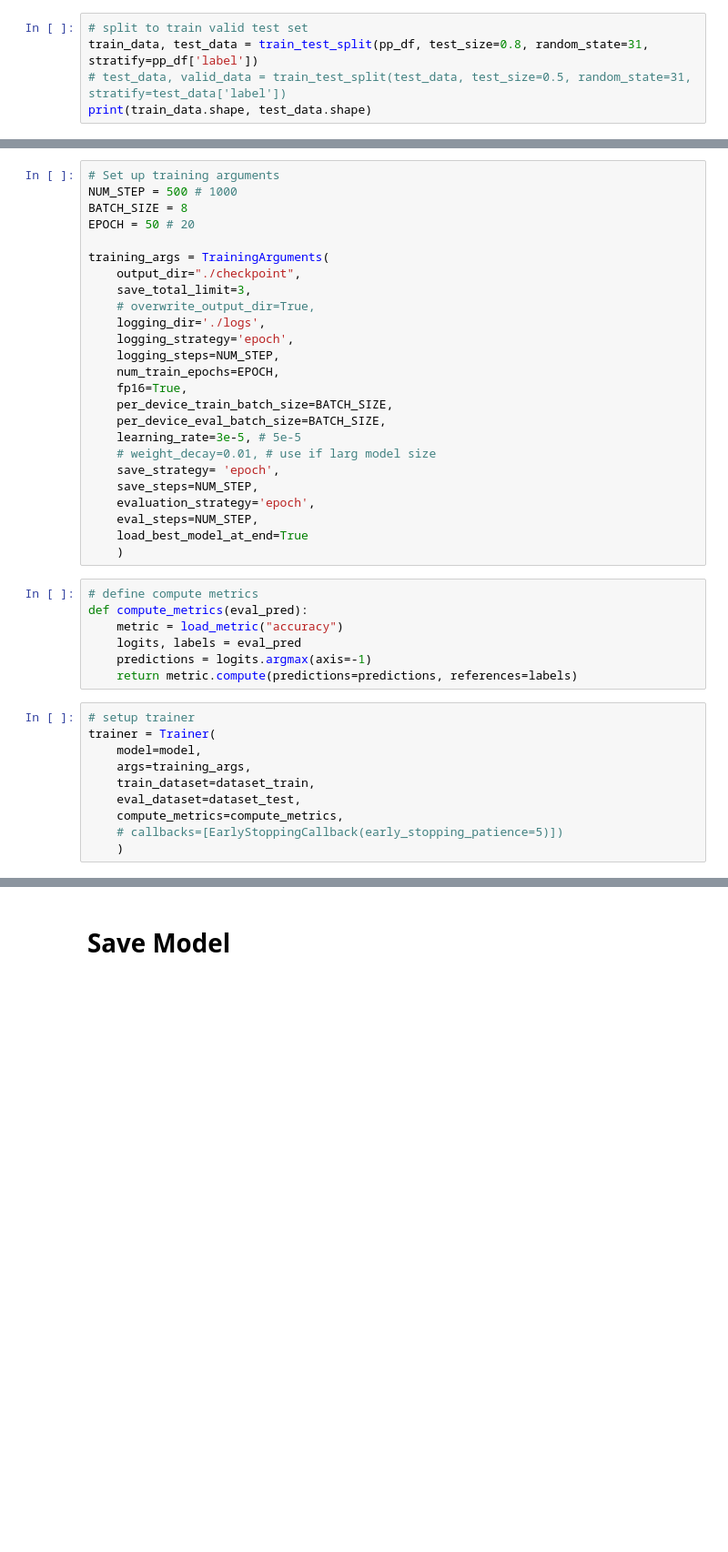
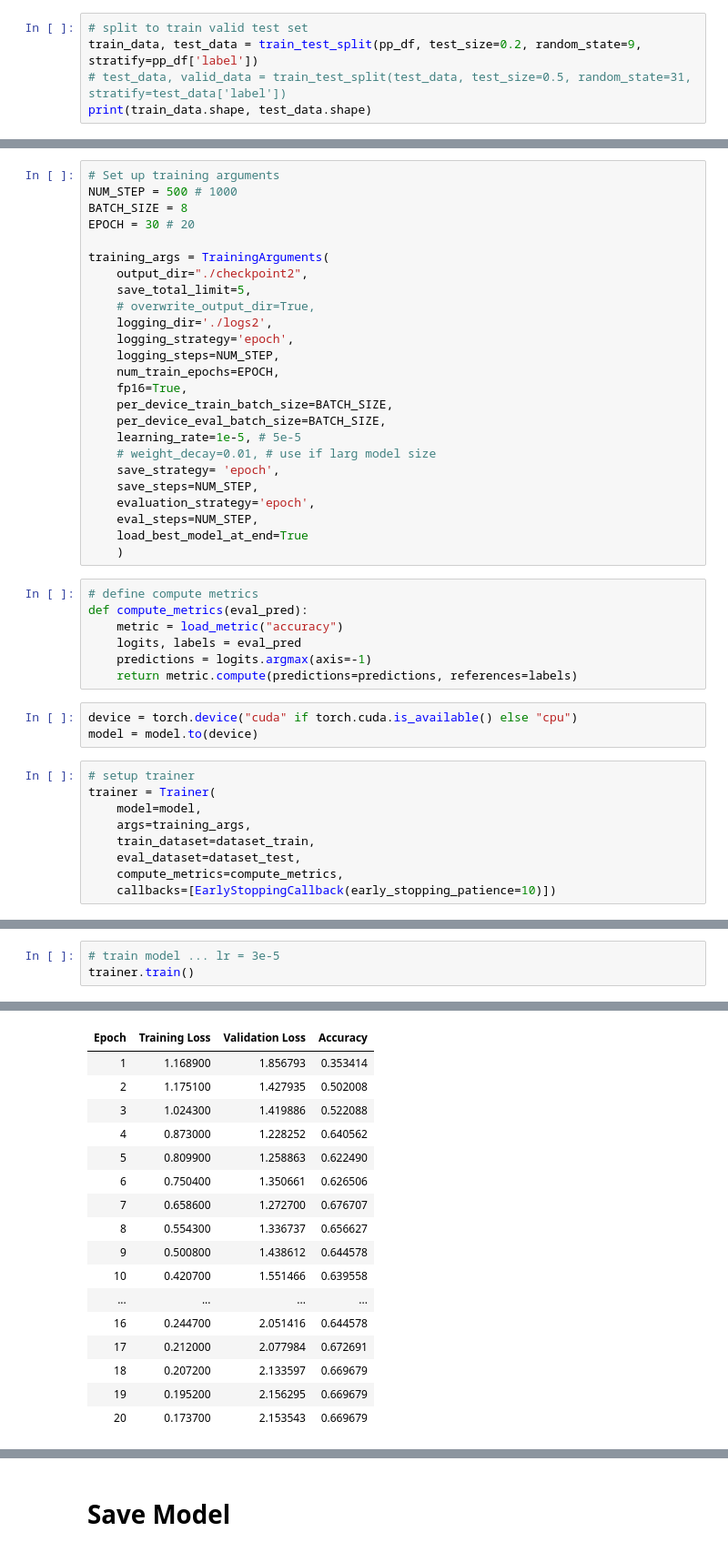
Before and after one commit to tonjk/pretrained-text-clf, a Jupyter notebook: training_wangchanberta.ipynb, the cells around one changed output, grey strips where cells are left out. Shown at 91% size. Drawn from its saved outputs; the diff is of its cells as text; blank space fills up the shorter version.

```diff
--- a/training_wangchanberta.ipynb
+++ b/training_wangchanberta.ipynb
@@ -111,5 +144,5 @@ pp_df.head()
 # %%
 # split to train valid test set
-train_data, test_data = train_test_split(pp_df, test_size=0.8, random_state=31, stratify=pp_df['label'])
+train_data, test_data = train_test_split(pp_df, test_size=0.2, random_state=9, stratify=pp_df['label'])
 # test_data, valid_data = train_test_split(test_data, test_size=0.5, random_state=31, stratify=test_data['label'])
 print(train_data.shape, test_data.shape)
@@ -149,20 +189,20 @@ model.resize_token_embeddings(len(tokenizer))
 # Set up training arguments
 NUM_STEP = 500 # 1000
 BATCH_SIZE = 8
-EPOCH = 50 # 20
+EPOCH = 30 # 20
 
 training_args = TrainingArguments(
-    output_dir="./checkpoint",
-    save_total_limit=3,
+    output_dir="./checkpoint2",
+    save_total_limit=5,
     # overwrite_output_dir=True,
-    logging_dir='./logs',
+    logging_dir='./logs2',
     logging_strategy='epoch',
     logging_steps=NUM_STEP,
     num_train_epochs=EPOCH,
     fp16=True,
     per_device_train_batch_size=BATCH_SIZE,
     per_device_eval_batch_size=BATCH_SIZE,
-    learning_rate=3e-5, # 5e-5
+    learning_rate=1e-5, # 5e-5
     # weight_decay=0.01, # use if larg model size
     save_strategy= 'epoch',
     save_steps=NUM_STEP,
@@ -177,6 +217,9 @@ def compute_metrics(eval_pred):
     logits, labels = eval_pred
     predictions = logits.argmax(axis=-1)
     return metric.compute(predictions=predictions, references=labels)
+# %%
+device = torch.device("cuda" if torch.cuda.is_available() else "cpu")
+model = model.to(device)
 # %%
 # setup trainer
 trainer = Trainer(
@@ -185,6 +228,5 @@ trainer = Trainer(
     train_dataset=dataset_train,
     eval_dataset=dataset_test,
     compute_metrics=compute_metrics,
-    # callbacks=[EarlyStoppingCallback(early_stopping_patience=5)])
-    )
+    callbacks=[EarlyStoppingCallback(early_stopping_patience=10)])
 # %%
@@ -192,0 +255,4 @@ trainer.train()
+# %%
+# train model ... lr = 3e-5
+trainer.train()
+# %% [output]
@@ -192,0 +260,17 @@ trainer.train()
+| Epoch | Training Loss | Validation Loss | Accuracy |
+| 1 | 1.168900 | 1.856793 | 0.353414 |
+| 2 | 1.175100 | 1.427935 | 0.502008 |
+| 3 | 1.024300 | 1.419886 | 0.522088 |
+| 4 | 0.873000 | 1.228252 | 0.640562 |
+| 5 | 0.809900 | 1.258863 | 0.622490 |
+| 6 | 0.750400 | 1.350661 | 0.626506 |
+| 7 | 0.658600 | 1.272700 | 0.676707 |
+| 8 | 0.554300 | 1.336737 | 0.656627 |
+| 9 | 0.500800 | 1.438612 | 0.644578 |
+| 10 | 0.420700 | 1.551466 | 0.639558 |
+| ... | ... | ... | ... |
+| 16 | 0.244700 | 2.051416 | 0.644578 |
+| 17 | 0.212000 | 2.077984 | 0.672691 |
+| 18 | 0.207200 | 2.133597 | 0.669679 |
+| 19 | 0.195200 | 2.156295 | 0.669679 |
+| 20 | 0.173700 | 2.153543 | 0.669679 |
```
Also changed, not shown: parts of 21 cells of this notebook.
